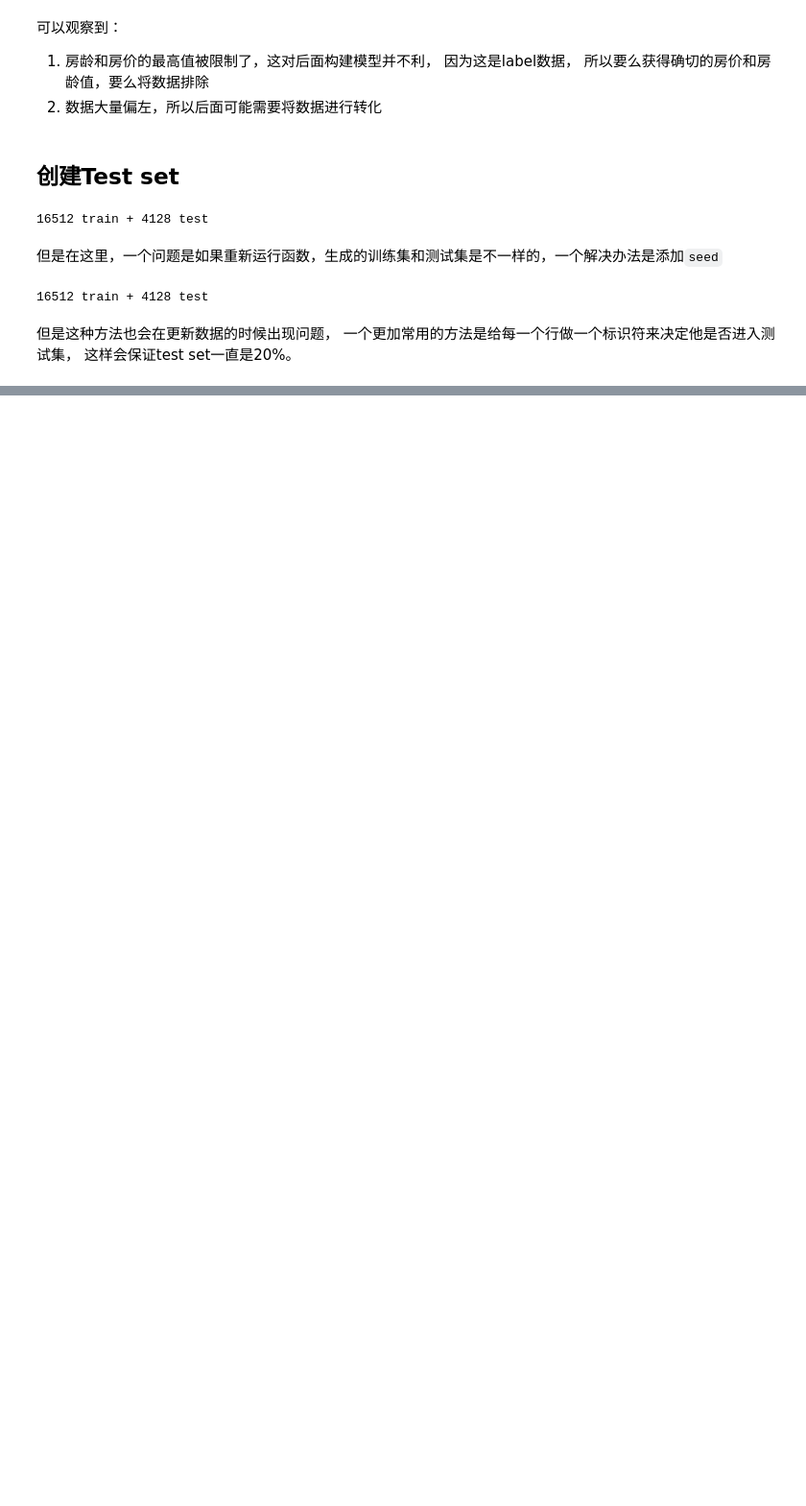
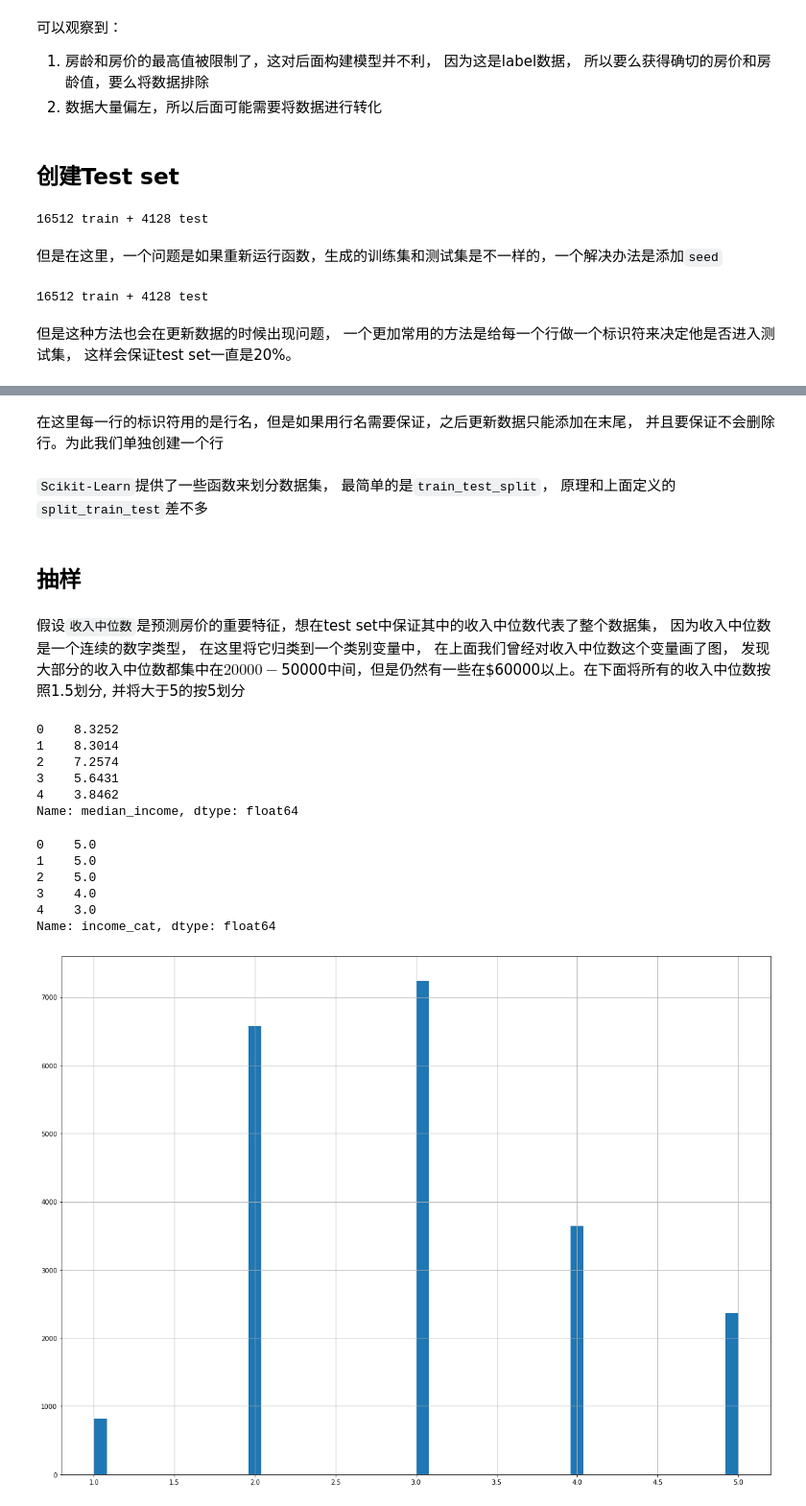
Before and after one commit to limbo1996/learn_python, a Jupyter notebook: MachineLearn/California housing price prediction.ipynb, the cells around one changed output, grey strips where cells are left out. Shown at 96% size. Saved outputs shown, nothing was run; the diff lists cells and outputs as text; code cells hidden in the pictures; blank space fills up the shorter version.

Commit message:
split dataset

```diff
--- a/MachineLearn/California housing price prediction.ipynb
+++ b/MachineLearn/California housing price prediction.ipynb
@@ -125,0 +144,2 @@ def test_set_check(identifier, test_radio, hash):
+# %% [markdown]
+在这里每一行的标识符用的是行名，但是如果用行名需要保证，之后更新数据只能添加在末尾， 并且要保证不会删除行。为此我们单独创建一个行
@@ -125,0 +150,2 @@ def test_set_check(identifier, test_radio, hash):
+# %% [markdown]
+`Scikit-Learn`提供了一些函数来划分数据集， 最简单的是`train_test_split`， 原理和上面定义的`split_train_test`差不多
@@ -125,0 +156,35 @@ def test_set_check(identifier, test_radio, hash):
+# %% [markdown]
+## 抽样
+# %% [markdown]
+假设`收入中位数`是预测房价的重要特征，想在test set中保证其中的收入中位数代表了整个数据集， 因为收入中位数是一个连续的数字类型， 在这里将它归类到一个类别变量中， 在上面我们曾经对收入中位数这个变量画了图， 发现大部分的收入中位数都集中在$20000-$50000中间，但是仍然有一些在$60000以上。在下面将所有的收入中位数按照1.5划分, 并将大于5的按5划分
+# %%
+housing["median_income"].head()
+# %% [output]
+0    8.3252
+1    8.3014
+2    7.2574
+3    5.6431
+4    3.8462
+Name: median_income, dtype: float64
+# %%
+housing["income_cat"] = np.ceil(housing["median_income"] / 1.5)
+housing["income_cat"].where(housing["income_cat"] < 5, 5.0, inplace = True)
+# %%
+housing["income_cat"].head()
+# %% [output]
+0    5.0
+1    5.0
+2    5.0
+3    4.0
+4    3.0
+Name: income_cat, dtype: float64
+# %%
+%matplotlib inline
+'''
+only in jupyter notebook for backend
+'''
+import matplotlib.pyplot as plt
+housing["income_cat"].hist(bins=50, figsize=(20, 15))
+plt.show()
+# %% [output]
+[figure, added]
```
Also changed, not shown: parts of 7 cells of this notebook.
